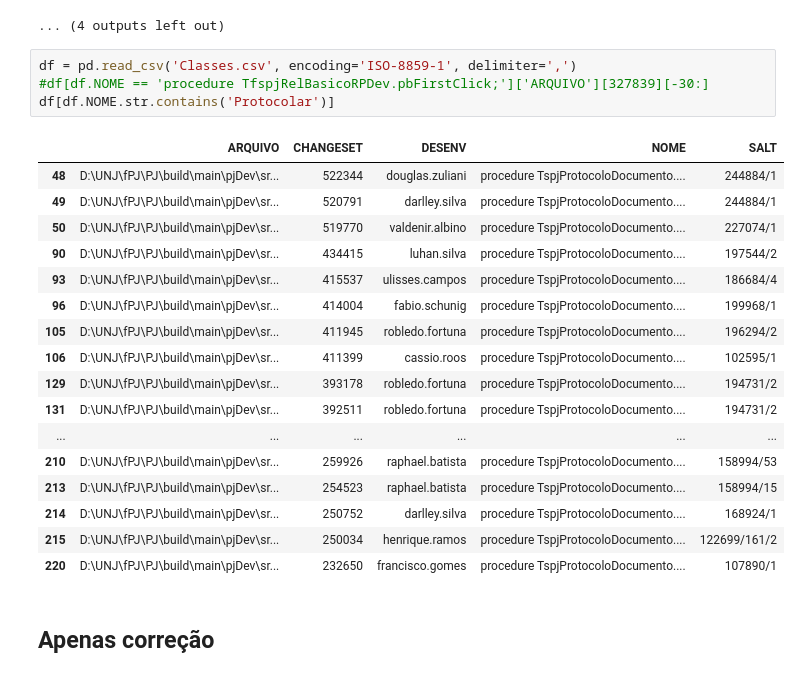
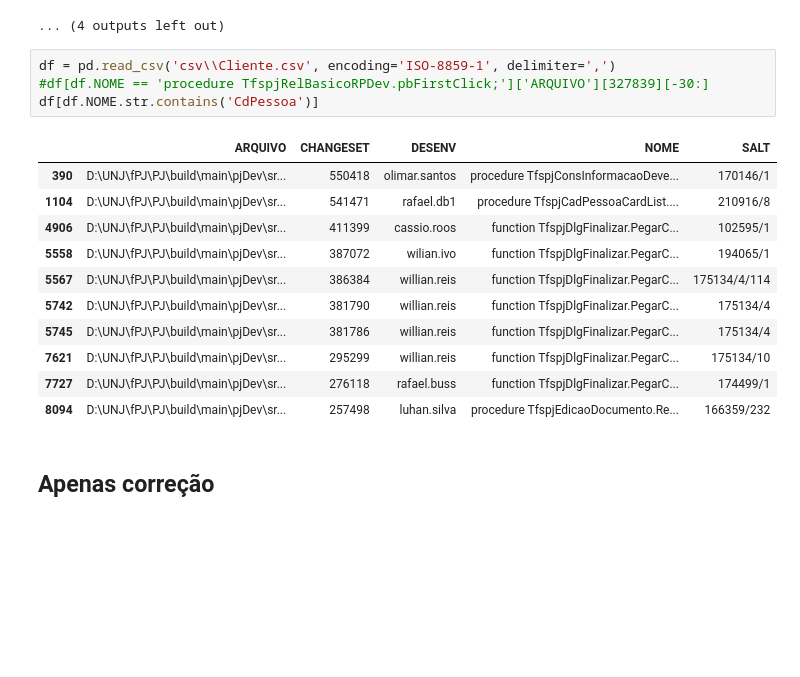
Before and after one commit to wilianselzlein/Metricas, a Jupyter notebook: Alteracoes.ipynb, the cells around one changed output. Drawn from its saved outputs; the diff is of its cells as text; blank space fills up the shorter version.

```diff
--- a/Alteracoes.ipynb
+++ b/Alteracoes.ipynb
@@ -120,27 +163,21 @@ csv\Servidor.csv
 [figure]
 ... (4 outputs left out)
 # %%
-df = pd.read_csv('Classes.csv', encoding='ISO-8859-1', delimiter=',')
+df = pd.read_csv('csv\\Cliente.csv', encoding='ISO-8859-1', delimiter=',')
 #df[df.NOME == 'procedure TfspjRelBasicoRPDev.pbFirstClick;']['ARQUIVO'][327839][-30:]
-df[df.NOME.str.contains('Protocolar')]
+df[df.NOME.str.contains('CdPessoa')]
 # %% [output]
 |  | ARQUIVO | CHANGESET | DESENV | NOME | SALT |
-| 48 | D:\UNJ\fPJ\PJ\build\main\pjDev\sr... | 522344 | douglas.zuliani | procedure TspjProtocoloDocumento.... | 244884/1 |
-| 49 | D:\UNJ\fPJ\PJ\build\main\pjDev\sr... | 520791 | darlley.silva | procedure TspjProtocoloDocumento.... | 244884/1 |
-| 50 | D:\UNJ\fPJ\PJ\build\main\pjDev\sr... | 519770 | valdenir.albino | procedure TspjProtocoloDocumento.... | 227074/1 |
-| 90 | D:\UNJ\fPJ\PJ\build\main\pjDev\sr... | 434415 | luhan.silva | procedure TspjProtocoloDocumento.... | 197544/2 |
-| 93 | D:\UNJ\fPJ\PJ\build\main\pjDev\sr... | 415537 | ulisses.campos | procedure TspjProtocoloDocumento.... | 186684/4 |
-| 96 | D:\UNJ\fPJ\PJ\build\main\pjDev\sr... | 414004 | fabio.schunig | procedure TspjProtocoloDocumento.... | 199968/1 |
-| 105 | D:\UNJ\fPJ\PJ\build\main\pjDev\sr... | 411945 | robledo.fortuna | procedure TspjProtocoloDocumento.... | 196294/2 |
-| 106 | D:\UNJ\fPJ\PJ\build\main\pjDev\sr... | 411399 | cassio.roos | procedure TspjProtocoloDocumento.... | 102595/1 |
-| 129 | D:\UNJ\fPJ\PJ\build\main\pjDev\sr... | 393178 | robledo.fortuna | procedure TspjProtocoloDocumento.... | 194731/2 |
-| 131 | D:\UNJ\fPJ\PJ\build\main\pjDev\sr... | 392511 | robledo.fortuna | procedure TspjProtocoloDocumento.... | 194731/2 |
-| ... | ... | ... | ... | ... | ... |
-| 210 | D:\UNJ\fPJ\PJ\build\main\pjDev\sr... | 259926 | raphael.batista | procedure TspjProtocoloDocumento.... | 158994/53 |
-| 213 | D:\UNJ\fPJ\PJ\build\main\pjDev\sr... | 254523 | raphael.batista | procedure TspjProtocoloDocumento.... | 158994/15 |
-| 214 | D:\UNJ\fPJ\PJ\build\main\pjDev\sr... | 250752 | darlley.silva | procedure TspjProtocoloDocumento.... | 168924/1 |
-| 215 | D:\UNJ\fPJ\PJ\build\main\pjDev\sr... | 250034 | henrique.ramos | procedure TspjProtocoloDocumento.... | 122699/161/2 |
-| 220 | D:\UNJ\fPJ\PJ\build\main\pjDev\sr... | 232650 | francisco.gomes | procedure TspjProtocoloDocumento.... | 107890/1 |
+| 390 | D:\UNJ\fPJ\PJ\build\main\pjDev\sr... | 550418 | olimar.santos | procedure TfspjConsInformacaoDeve... | 170146/1 |
+| 1104 | D:\UNJ\fPJ\PJ\build\main\pjDev\sr... | 541471 | rafael.db1 | procedure TfspjCadPessoaCardList.... | 210916/8 |
+| 4906 | D:\UNJ\fPJ\PJ\build\main\pjDev\sr... | 411399 | cassio.roos | function TfspjDlgFinalizar.PegarC... | 102595/1 |
+| 5558 | D:\UNJ\fPJ\PJ\build\main\pjDev\sr... | 387072 | wilian.ivo | function TfspjDlgFinalizar.PegarC... | 194065/1 |
+| 5567 | D:\UNJ\fPJ\PJ\build\main\pjDev\sr... | 386384 | willian.reis | function TfspjDlgFinalizar.PegarC... | 175134/4/114 |
+| 5742 | D:\UNJ\fPJ\PJ\build\main\pjDev\sr... | 381790 | willian.reis | function TfspjDlgFinalizar.PegarC... | 175134/4 |
+| 5745 | D:\UNJ\fPJ\PJ\build\main\pjDev\sr... | 381786 | willian.reis | function TfspjDlgFinalizar.PegarC... | 175134/4 |
+| 7621 | D:\UNJ\fPJ\PJ\build\main\pjDev\sr... | 295299 | willian.reis | function TfspjDlgFinalizar.PegarC... | 175134/10 |
+| 7727 | D:\UNJ\fPJ\PJ\build\main\pjDev\sr... | 276118 | rafael.buss | function TfspjDlgFinalizar.PegarC... | 174499/1 |
+| 8094 | D:\UNJ\fPJ\PJ\build\main\pjDev\sr... | 257498 | luhan.silva | procedure TfspjEdicaoDocumento.Re... | 166359/232 |
 # %% [markdown]
 ## Apenas correção
 # %%
```
Also changed, not shown: parts of 1 cell of this notebook.
